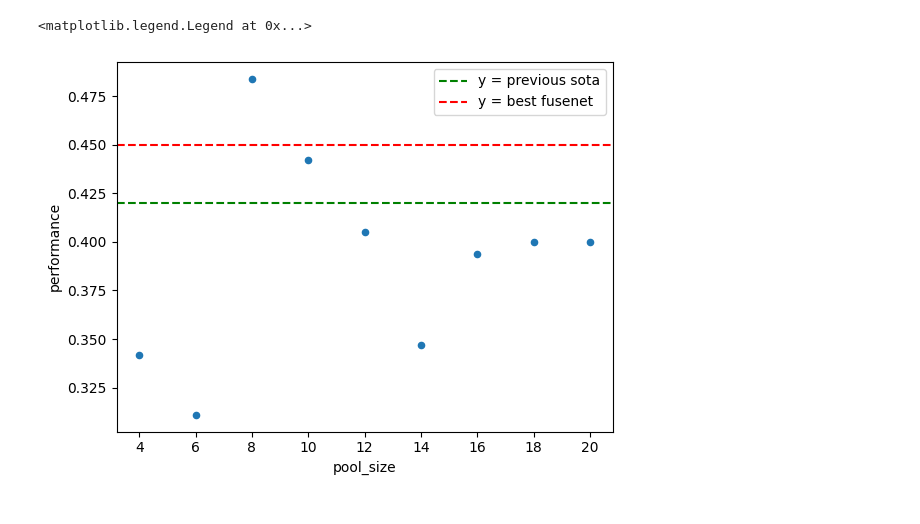
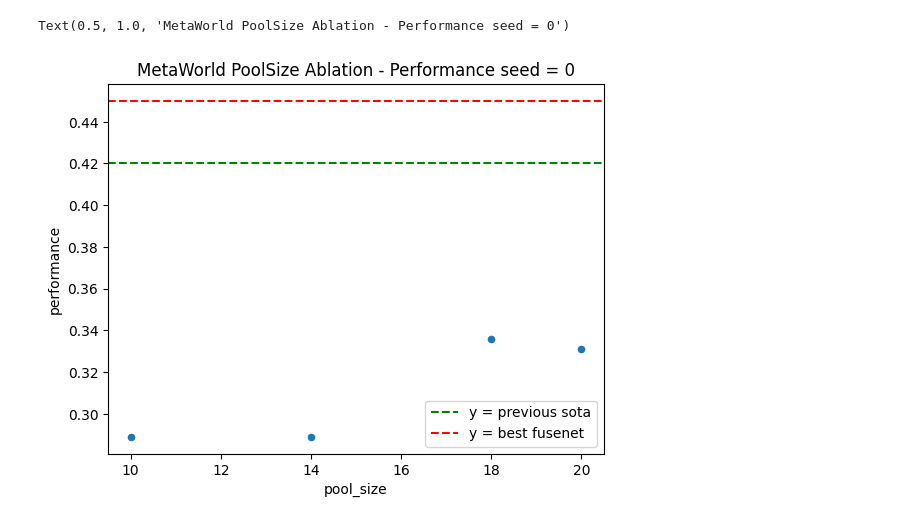
Before and after one commit to Areebol/CKA-RL, a Jupyter notebook: experiments/data_analysis/plot.ipynb, the cells around one changed output. Drawn from its saved outputs; the diff is of its cells as text; code cells hidden in the pictures.

```diff
--- a/experiments/data_analysis/plot.ipynb
+++ b/experiments/data_analysis/plot.ipynb
@@ -1,12 +1,16 @@
 # %%
 import pandas as pd
 import matplotlib.pyplot as plt
-data = pd.read_csv("./ablation_pool_size.csv")
+# data = pd.read_csv("./ablation_atari_freeway.csv")
+data = pd.read_csv("./ablation_pool_size_0.csv")
 ax = data.plot(x='pool_size',y='performance',kind='scatter')
+# ax.axhline(y=0.77, color='green', linestyle='--', label=f'y = previous sota')
 ax.axhline(y=0.42, color='green', linestyle='--', label=f'y = previous sota')
 ax.axhline(y=0.45, color='red', linestyle='--', label=f'y = best fusenet')
+# ax.axhline(y=0.78, color='red', linestyle='--', label=f'y = best fusenet')
 ax.legend()
+ax.set_title("MetaWorld PoolSize Ablation - Performance seed = 0")
 # data.plot(x='pool_size',y='forward_transfer')
 # %% [output]
-<matplotlib.legend.Legend at 0x...>
+Text(0.5, 1.0, 'MetaWorld PoolSize Ablation - Performance seed = 0')
-[figure, old version]
+[figure, new version]
```
Also changed, not shown: parts of 2 cells of this notebook, 10 other files.
